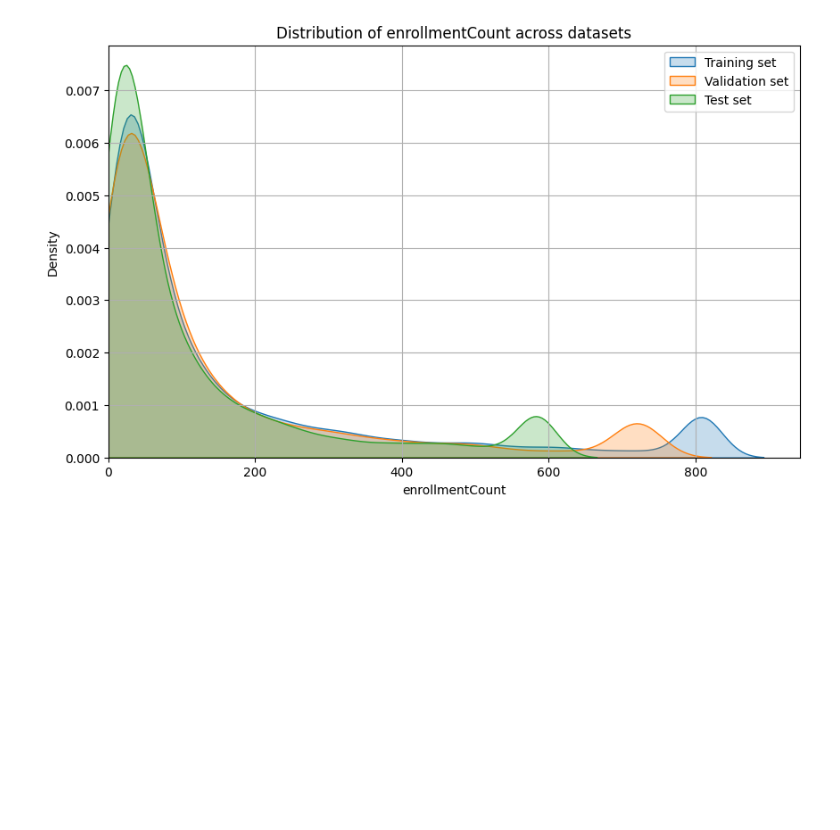
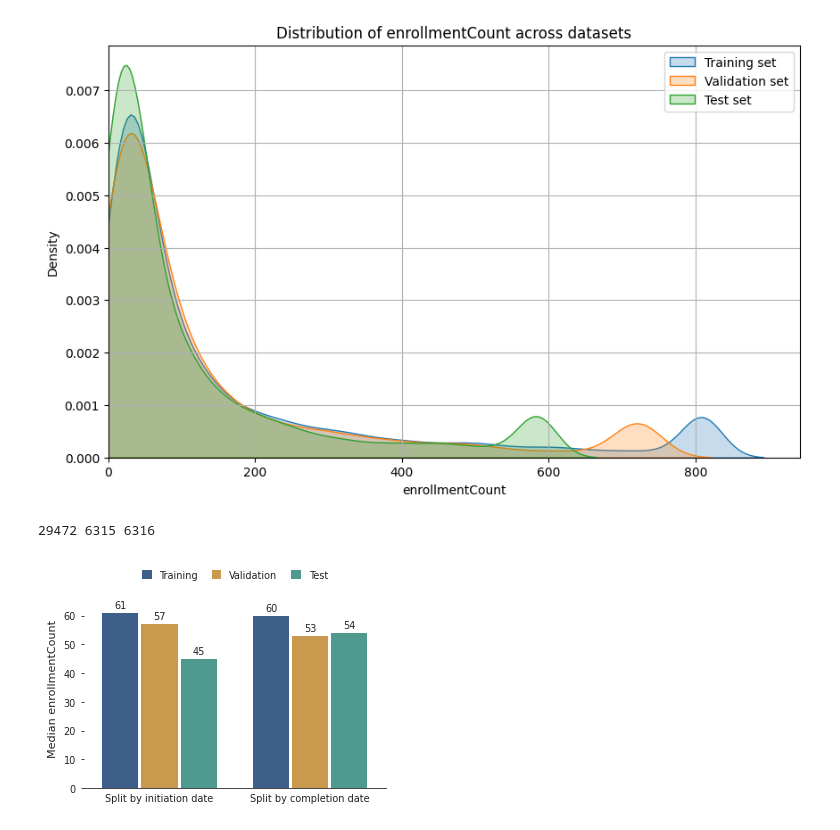
Before and after one commit to ds4dh/CT-dosing-errors, a Jupyter notebook: Figures/Paper_figures.ipynb, the cells around one changed output. Saved outputs shown, nothing was run; the diff lists cells and outputs as text; code cells hidden in the pictures; blank space fills up the shorter version.

Commit message:
Improve and add new figures

```diff
--- a/Figures/Paper_figures.ipynb
+++ b/Figures/Paper_figures.ipynb
@@ -513,0 +590,53 @@ Upper capped value: 584.15
+# %%
+import os
+import pandas as pd
+from datasets import load_from_disk
+from aidose import END_POINT_HF_DATASET_PATH
+
+START_COL = "METADATA_startDate"   # adjust: trial initiation date column
+
+splits = {s: load_from_disk(os.path.join(END_POINT_HF_DATASET_PATH, s)).to_pandas()
+          for s in ["train", "validation", "test"]}
+train, validation, test = splits["train"], splits["validation"], splits["test"]   # completion-date split
+
+full = pd.concat(splits.values(), ignore_index=True)
+full["_start"] = pd.to_datetime(full[START_COL], errors="coerce")
+full = full.dropna(subset=["_start"]).sort_values("_start").reset_index(drop=True)
+
+n = len(full)
+i1, i2 = int(0.70 * n), int(0.85 * n)
+train_init, val_init, test_init = full.iloc[:i1], full.iloc[i1:i2], full.iloc[i2:]
+
+print(len(train_init), len(val_init), len(test_init))
+# %% [output]
+29472 6315 6316
+# %%
+SPLITS = {"Training": "#3d5f8a", "Validation": "#c99a4e", "Test": "#4f9a8f"}
+
+def plot_enrollment_median_bars(strategies, col="FEATURE_enrollmentCount", path=None, figsize=(3.6, 2.6)):
+    """Grouped bar chart of median enrollment per set and splitting strategy."""
+    with plt.rc_context(PAPER_STYLE):
+        fig, ax = plt.subplots(figsize=figsize)
+        width = 0.24
+        for g, (title, dfs) in enumerate(strategies.items()):
+            for k, ((name, colour), d) in enumerate(zip(SPLITS.items(), dfs)):
+                m = d[col].dropna().median()
+                x = g + (k - 1) * (width + 0.02)
+                ax.bar(x, m, width=width, color=colour, zorder=2, label=name if g == 0 else None)
+                ax.text(x, m + 1, f"{m:.0f}", ha="center", va="bottom", fontsize=7)
+        ax.set_xticks(range(len(strategies)), list(strategies))
+        ax.tick_params(axis="x", length=0)
+        ax.set_xlim(-0.5, len(strategies) - 0.5)
+        ax.set_ylabel("Median enrollmentCount")
+        ax.set_ylim(0, ax.get_ylim()[1] * 1.08)
+        ax.legend(loc="upper center", ncol=3, fontsize=7, handlelength=1, handleheight=1,
+                  columnspacing=1.4, bbox_to_anchor=(0.5, 1.14))
+        fig.tight_layout()
+        if path:
+            fig.savefig(f"{path}.pdf", bbox_inches="tight")
+            fig.savefig(f"{path}.png", dpi=800, bbox_inches="tight")
+    return fig
+# %%
+plot_enrollment_median_bars(strategies, col="FEATURE_enrollmentCount", path="enrollment_split_medians")
+# %% [output]
+[figure, added]
```
Also changed, not shown: parts of 2 cells of this notebook, 3 other files.
